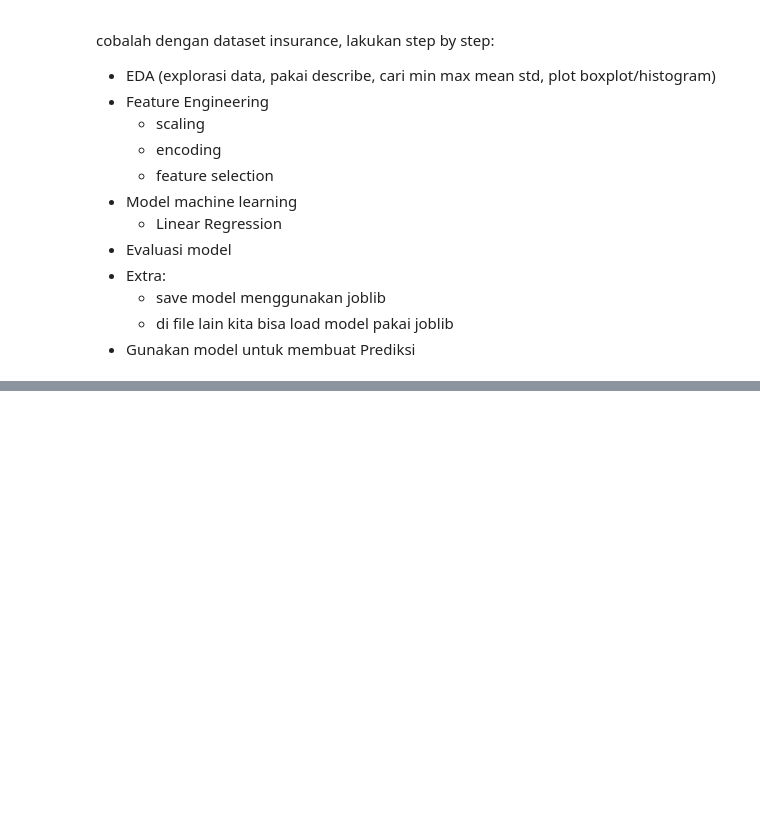
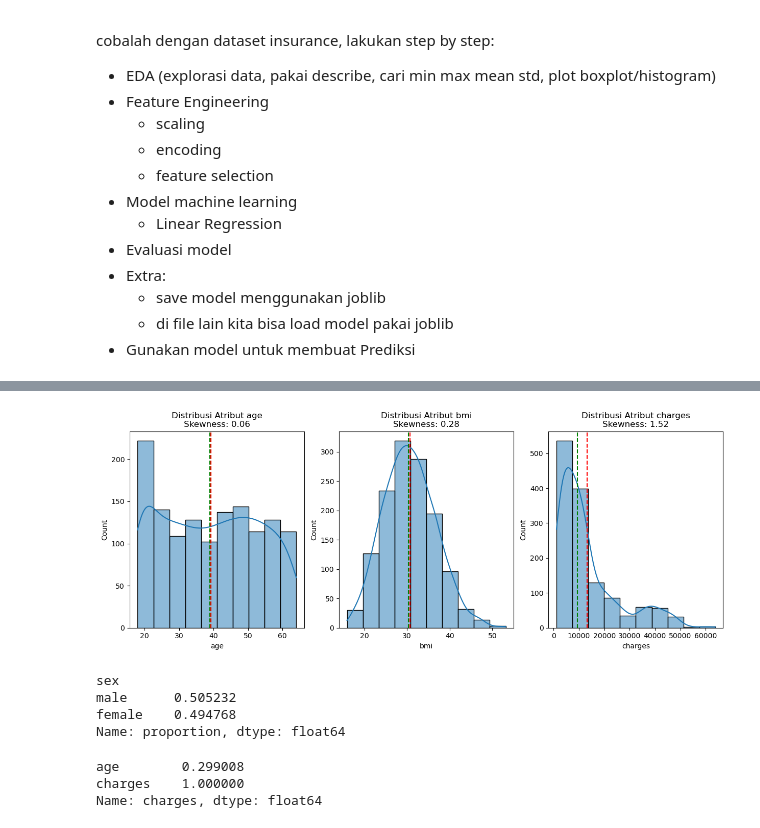
Before and after one commit to stefkwan/pytn_300725, a Jupyter notebook: sesi12_27Aug.ipynb, the cells around one changed output, grey strips where cells are left out. Saved outputs shown, nothing was run; the diff lists cells and outputs as text; code cells hidden in the pictures; blank space fills up the shorter version.

```diff
--- a/sesi12_27Aug.ipynb
+++ b/sesi12_27Aug.ipynb
@@ -691,3 +691,23 @@ cobalah dengan dataset insurance, lakukan step by step:
   - save model menggunakan joblib
   - di file lain kita bisa load model pakai joblib
 - Gunakan model untuk membuat Prediksi
+# %%
+import pandas as pd
+import numpy as np
+import matplotlib.pyplot as plt
+
+from sklearn.linear_model import LogisticRegression, LassoCV
+from sklearn.ensemble import RandomForestClassifier
+
+from sklearn.model_selection import KFold, cross_val_score
+
+from sklearn.preprocessing import StandardScaler, MinMaxScaler, RobustScaler
+from sklearn.preprocessing import LabelEncoder, OneHotEncoder, OrdinalEncoder
+
+from scipy.stats import boxcox
+
+from sklearn.feature_selection import SelectKBest, f_classif, RFE
+
+from sklearn.decomposition import PCA
+df = pd.read_csv("dataset/insurance.csv")
+df. describe()
@@ -693,0 +746,26 @@ cobalah dengan dataset insurance, lakukan step by step:
+# %%
+list_numeric= ['age', 'bmi', 'charges']
+
+fig,ax= plt.subplots(1,3, figsize=(15,5))
+
+for i,col in enumerate(list_numeric):
+    sns.histplot(data=df, x=col, ax=ax[i], kde=True, bins=10)
+    ax[i].axvline(df[col].mean(), color='r', linestyle='--')
+    ax[i].axvline(df[col].median(), color='g', linestyle='--')
+    ax[i].set_title(f'Distribusi Atribut {col}\nSkewness: {df[col].skew():.2f}')
+# %% [output]
+[figure, added]
+# %%
+df['sex'].value_counts(normalize=True)
+# %% [output]
+sex
+male      0.505232
+female    0.494768
+Name: proportion, dtype: float64
+# %%
+# cek korelasi antara charges dan age
+df[['age','charges']].corr()['charges']
+# %% [output]
+age        0.299008
+charges    1.000000
+Name: charges, dtype: float64
```
Also changed, not shown: parts of 11 cells of this notebook, 2 other files.
